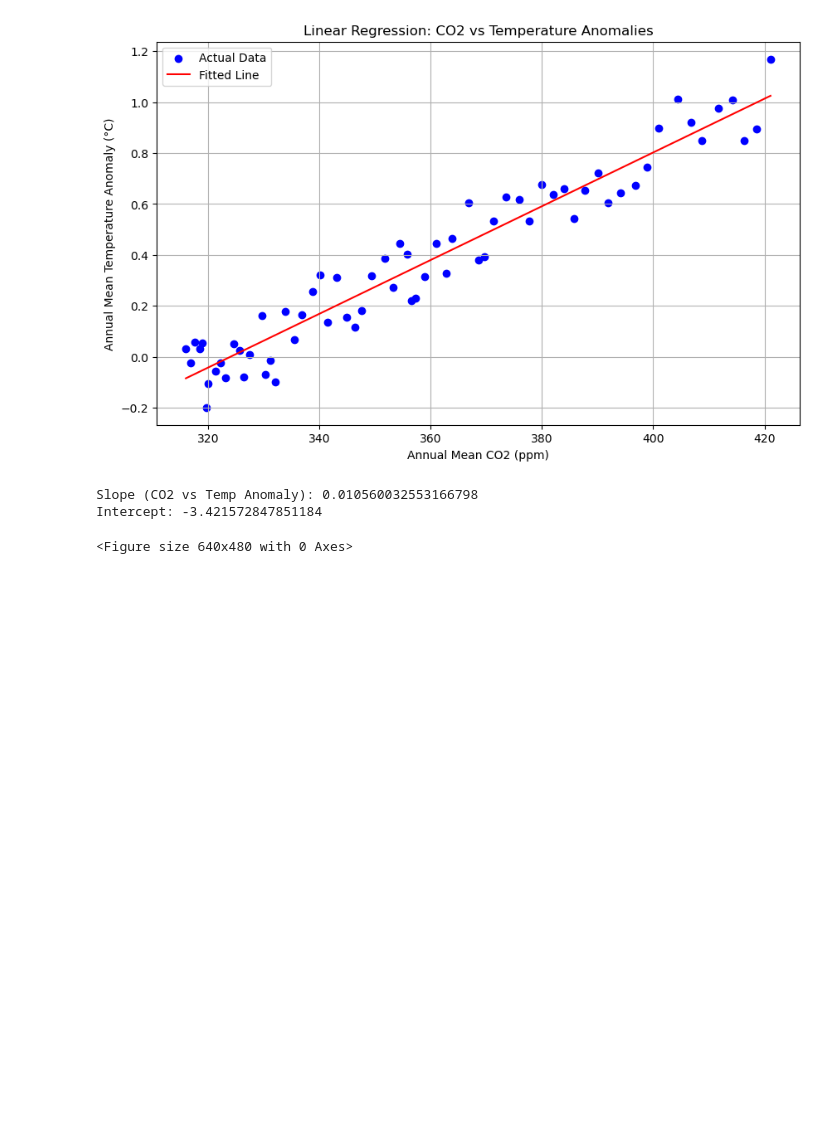
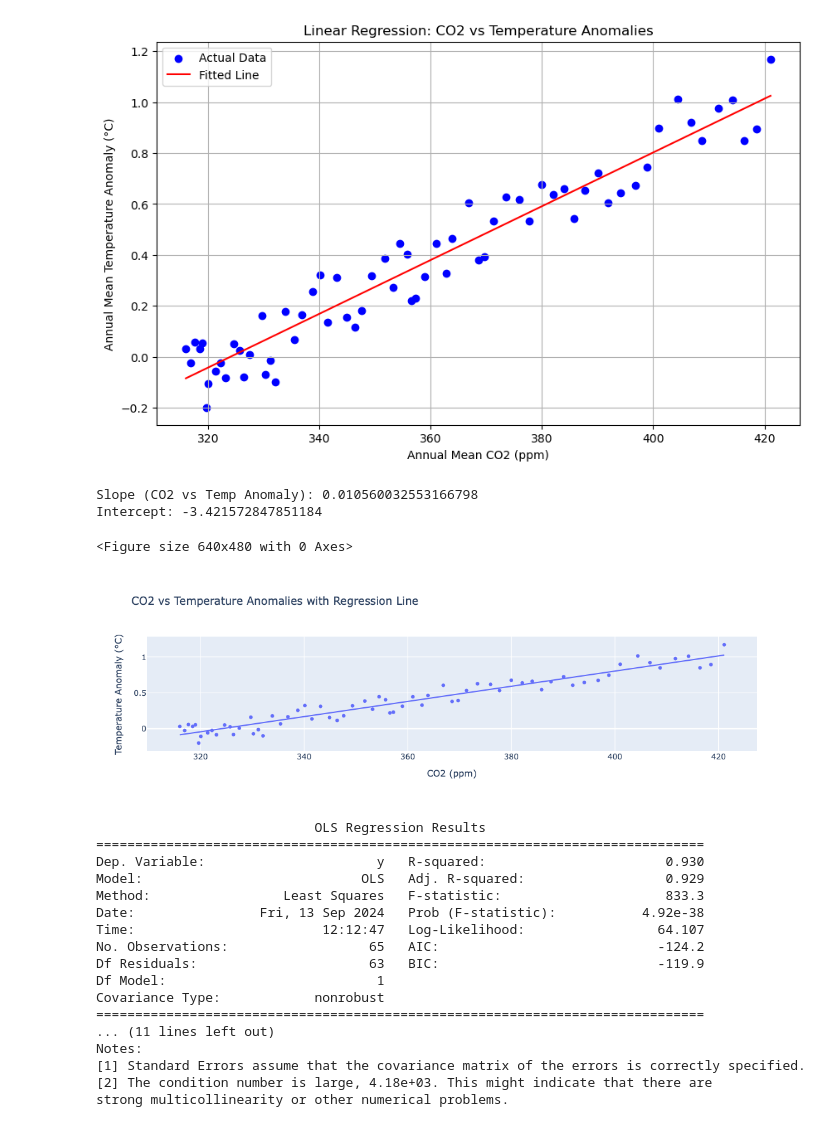
Before and after one commit to kedarkurpad/ClimateForecast, a Jupyter notebook: notebooks/CF_EDA.ipynb, the cells around one changed output. Drawn from its saved outputs; the diff is of its cells as text; code cells hidden in the pictures; blank space fills up the shorter version.

```diff
--- a/notebooks/CF_EDA.ipynb
+++ b/notebooks/CF_EDA.ipynb
@@ -272,3 +271,45 @@ Root Mean Squared Error (RMSE): 0.09
 Slope (CO2 vs Temp Anomaly): 0.010560032553166798
 Intercept: -3.421572847851184
 <Figure size 640x480 with 0 Axes>
+# %%
+import plotly.express as px
+
+# Create a scatter plot with a regression line
+fig = px.scatter(merged_data,
+                 x='Annual_Mean_CO2_ppm',
+                 y='Annual_Mean_Temp_Anomaly',
+                 title='CO2 vs Temperature Anomalies with Regression Line',
+                 labels={'Annual_Mean_CO2_ppm': 'CO2 (ppm)', 'Annual_Mean_Temp_Anomaly': 'Temperature Anomaly (°C)'},
+                 trendline='ols')  # Adds a linear regression line
+
+# Show R² in the hover tooltip by updating the figure with OLS results
+results = px.get_trendline_results(fig)
+ols_result = results.px_fit_results.iloc[0].summary()
+
+# Save the interactive plot to an HTML file
+fig.write_html("interactive_viz_with_regression.html")
+
+# Show the plot in the notebook or in an interactive environment
+fig.show()
+
+# Optionally print the OLS summary to see detailed stats, including R²
+print(ols_result)
+# %% [output]
+[figure, added]
+                            OLS Regression Results
+==============================================================================
+Dep. Variable:                      y   R-squared:                       0.930
+Model:                            OLS   Adj. R-squared:                  0.929
+Method:                 Least Squares   F-statistic:                     833.3
+Date:                Fri, 13 Sep 2024   Prob (F-statistic):           4.92e-38
+Time:                        12:12:47   Log-Likelihood:                 64.107
+No. Observations:                  65   AIC:                            -124.2
+Df Residuals:                      63   BIC:                            -119.9
+Df Model:                           1
+Covariance Type:            nonrobust
+==============================================================================
+... (11 lines left out)
+Notes:
+[1] Standard Errors assume that the covariance matrix of the errors is correctly specified.
+[2] The condition number is large, 4.18e+03. This might indicate that there are
+strong multicollinearity or other numerical problems.
```
Also changed, not shown: parts of 1 cell of this notebook, 3 other files.
